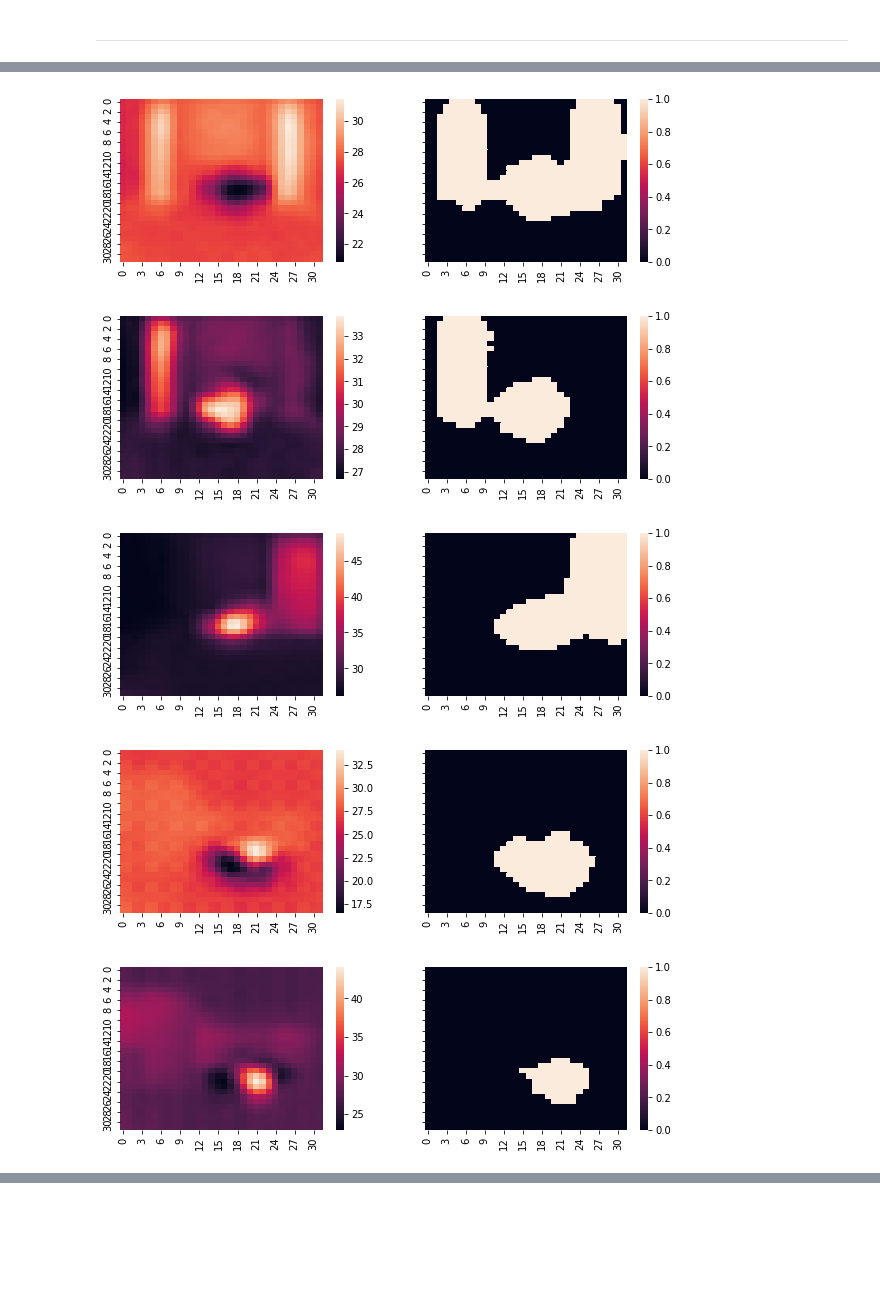
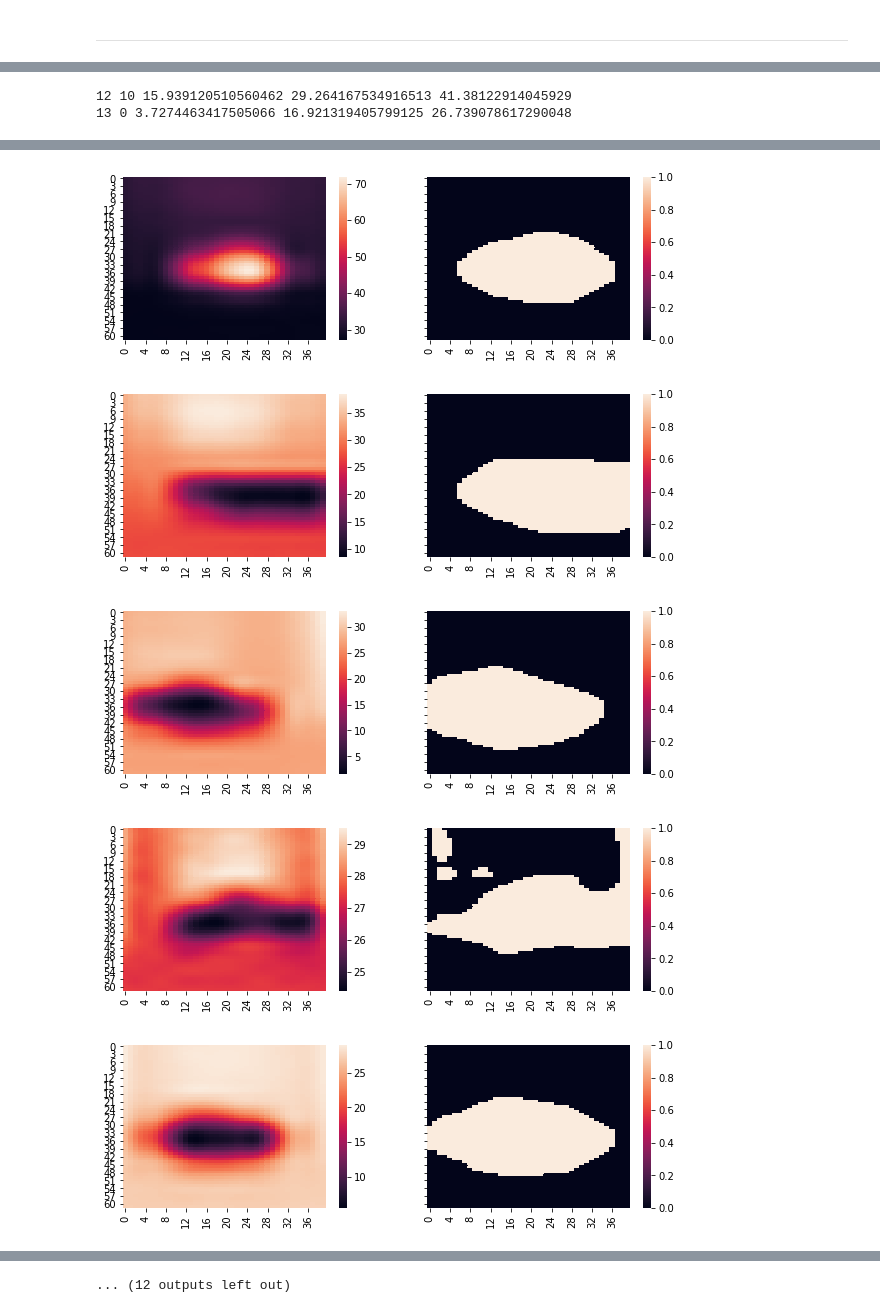
Before and after one commit to addy999/iceicebaby, a Jupyter notebook: ir_cam/Analyze.ipynb, the cells around one changed output, grey strips where cells are left out. Saved outputs shown, nothing was run; the diff lists cells and outputs as text; code cells hidden in the pictures; blank space fills up the shorter version.

```diff
--- a/ir_cam/Analyze.ipynb
+++ b/ir_cam/Analyze.ipynb
@@ -82,16 +86,22 @@ Cold
 # %%
-def crop(img, pixel_range = 5):
+def crop(img, pixel_range = 5, get_i = False, ratio=1.1):
     x,y = img.shape
     mid_x, mid_y = int(x/2), int(y/2)
-    row_indices = range(mid_x-pixel_range, mid_x+pixel_range)
-    col_indices = range(mid_y-pixel_range, mid_y+pixel_range)
+    row_indices = range(mid_x-int(pixel_range/ratio), mid_x+int(pixel_range/ratio))
+    col_indices = range(mid_y-int(pixel_range*ratio), mid_y+int(pixel_range*ratio))
     cropped = []
+    indx = []
     for row in row_indices:
         to_add = []
         cropped.append([])
         for col in col_indices:
+            indx.append((row,col))
             to_add.append(img[row, col])
         cropped[-1] = np.array(to_add)
+
+    if get_i:
+        return np.array(cropped), indx
+
     return np.array(cropped)
 
 def resize(img, factor):
@@ -117,6 +127,13 @@ def remove_bg(img):
 
 #     view_img(np.clip(img, bg_val, img.max()))
     return np.clip(img, bg_val, img.max())
+# %%
+def view_two_im(im1, im2):
+    fig, (ax1, ax2) = plt.subplots(ncols=2, sharey=True)
+    sns.heatmap(im1, linewidth=0, ax=ax1)
+    sns.heatmap(im2, linewidth=0, ax=ax2)
+    fig.set_size_inches(10, 3)
+    fig.show()
 # %%
 def get_mask(original_im, resize_factor):
     im = get_grad(original_im)
@@ -131,19 +152,16 @@ def get_mask(original_im, resize_factor):
 def process_img(rock_id, seconds, resize_factor = 5, plot=True):
 
     original_im = get_data(rock_id, seconds)
-#     print("Max", original_im.max())
+#     original_im = clean_img(rock_id, seconds)
 
     # reisizes orignal img and get a mask
     original_im, mask = get_mask(original_im, resize_factor)
     # Crop both
-    original_im, mask = (crop(i, int(8*resize_factor)) for i in [original_im, mask])
+    original_im, mask = (crop(i, int(5*resize_factor), ratio=0.8) for i in [original_im, mask])
 
     if plot:
-        fig, (ax1, ax2) = plt.subplots(ncols=2, sharey=True)
-        sns.heatmap(original_im, linewidth=0, ax=ax1)
-        sns.heatmap(mask, linewidth=0, ax=ax2)
-        fig.set_size_inches(10, 3)
-        fig.show()
+#         print(rock_id, seconds)
+        view_two_im(original_im, mask)
 
     return original_im[mask]
 
@@ -155,7 +183,7 @@ masked = process_img(4, 10)
 # %%
 for test in sorted(all_tests):
     for s in [0, 10]:
-        if s==10:
+        if (test,s) not in [(4,10), (13, 10)]:
             rock = process_img(test, s, plot=True)
-#         print(test, s, rock.min(), np.mean(rock), rock.max())
+            print(test, s, rock.min(), np.mean(rock), rock.max())
 # %% [output]
@@ -161,0 +210,2 @@ for test in sorted(all_tests):
+12 10 15.939120510560462 29.264167534916513 41.38122914045929
+13 0 3.7274463417505066 16.921319405799125 26.739078617290048
@@ -167,5 +217,5 @@ for test in sorted(all_tests):
-[figure, old version]
+[figure, new version]
-[figure, old version]
+[figure, new version]
-[figure, old version]
+[figure, new version]
-[figure, old version]
+[figure, new version]
-[figure, old version]
+[figure, new version]
@@ -173,0 +222 @@ for test in sorted(all_tests):
+... (12 outputs left out)
```
Also changed, not shown: parts of 7 cells of this notebook.
